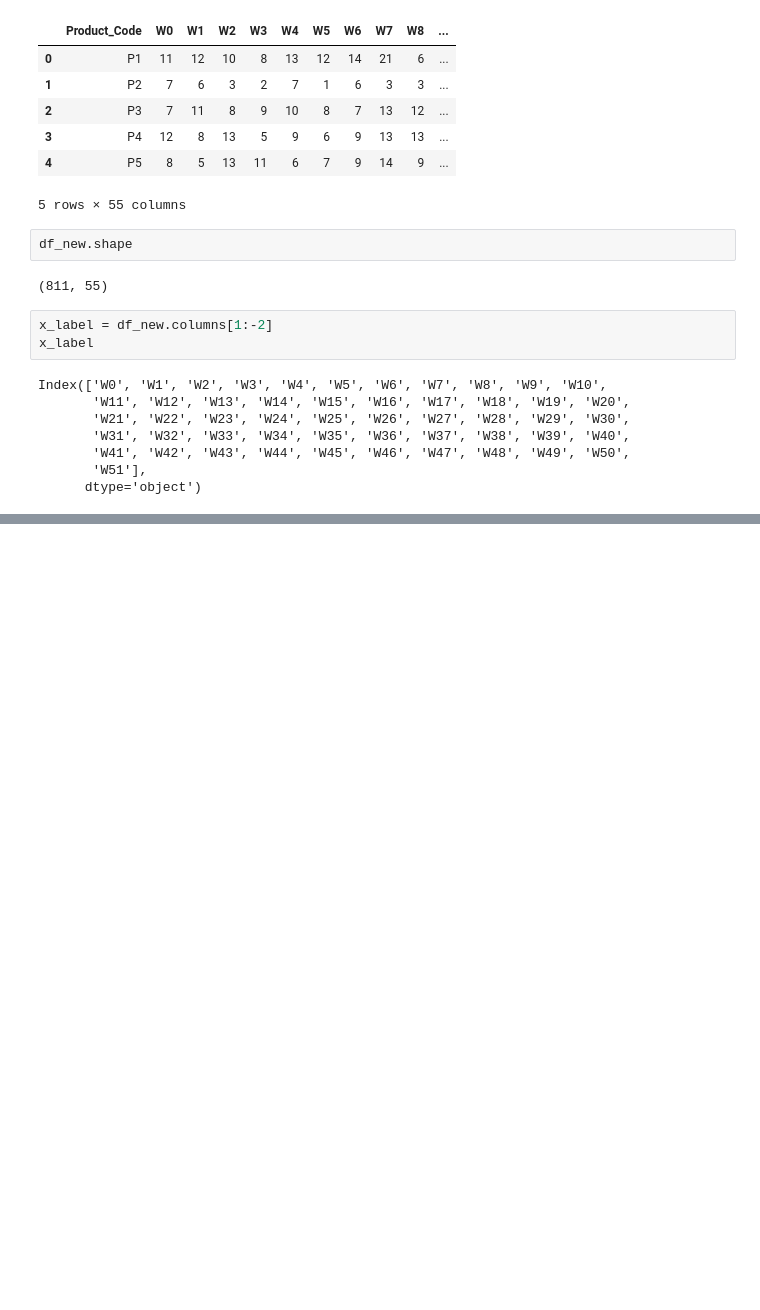
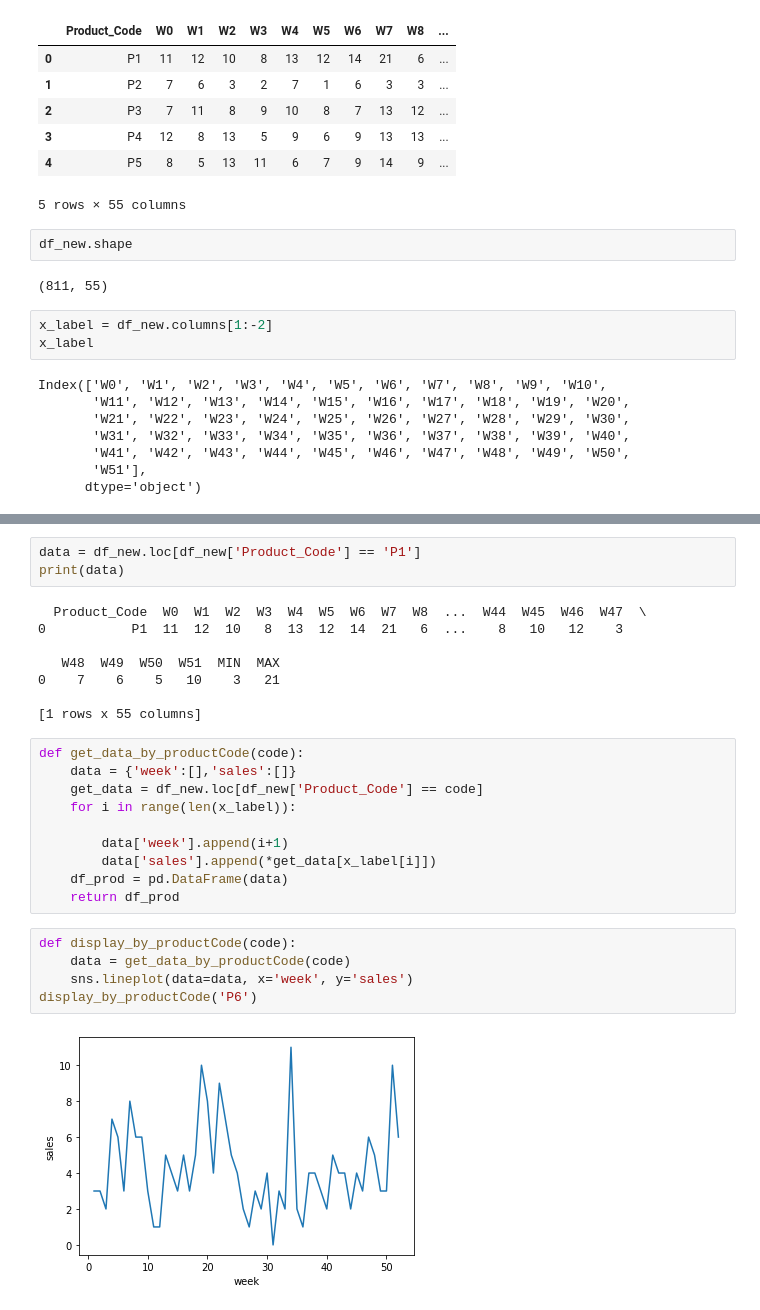
Before and after one commit to adimasmudi/sales-analysis-dashboard, a Jupyter notebook: sales.ipynb, the cells around one changed output, grey strips where cells are left out. Cells and saved outputs as stored; diff of their text form; blank space fills up the shorter version.

```diff
--- a/sales.ipynb
+++ b/sales.ipynb
@@ -47,0 +47,28 @@ ValueError: If using all scalar values, you must pass an index
+# %%
+data = df_new.loc[df_new['Product_Code'] == 'P1']
+print(data)
+# %% [output]
+  Product_Code  W0  W1  W2  W3  W4  W5  W6  W7  W8  ...  W44  W45  W46  W47  \
+0           P1  11  12  10   8  13  12  14  21   6  ...    8   10   12    3
+
+   W48  W49  W50  W51  MIN  MAX
+0    7    6    5   10    3   21
+
+[1 rows x 55 columns]
+# %%
+def get_data_by_productCode(code):
+    data = {'week':[],'sales':[]}
+    get_data = df_new.loc[df_new['Product_Code'] == code]
+    for i in range(len(x_label)):
+
+        data['week'].append(i+1)
+        data['sales'].append(*get_data[x_label[i]])
+    df_prod = pd.DataFrame(data)
+    return df_prod
+# %%
+def display_by_productCode(code):
+    data = get_data_by_productCode(code)
+    sns.lineplot(data=data, x='week', y='sales')
+display_by_productCode('P6')
+# %% [output]
+[figure, added]
```
Also changed, not shown: parts of 1 cell of this notebook, 4 other files.
